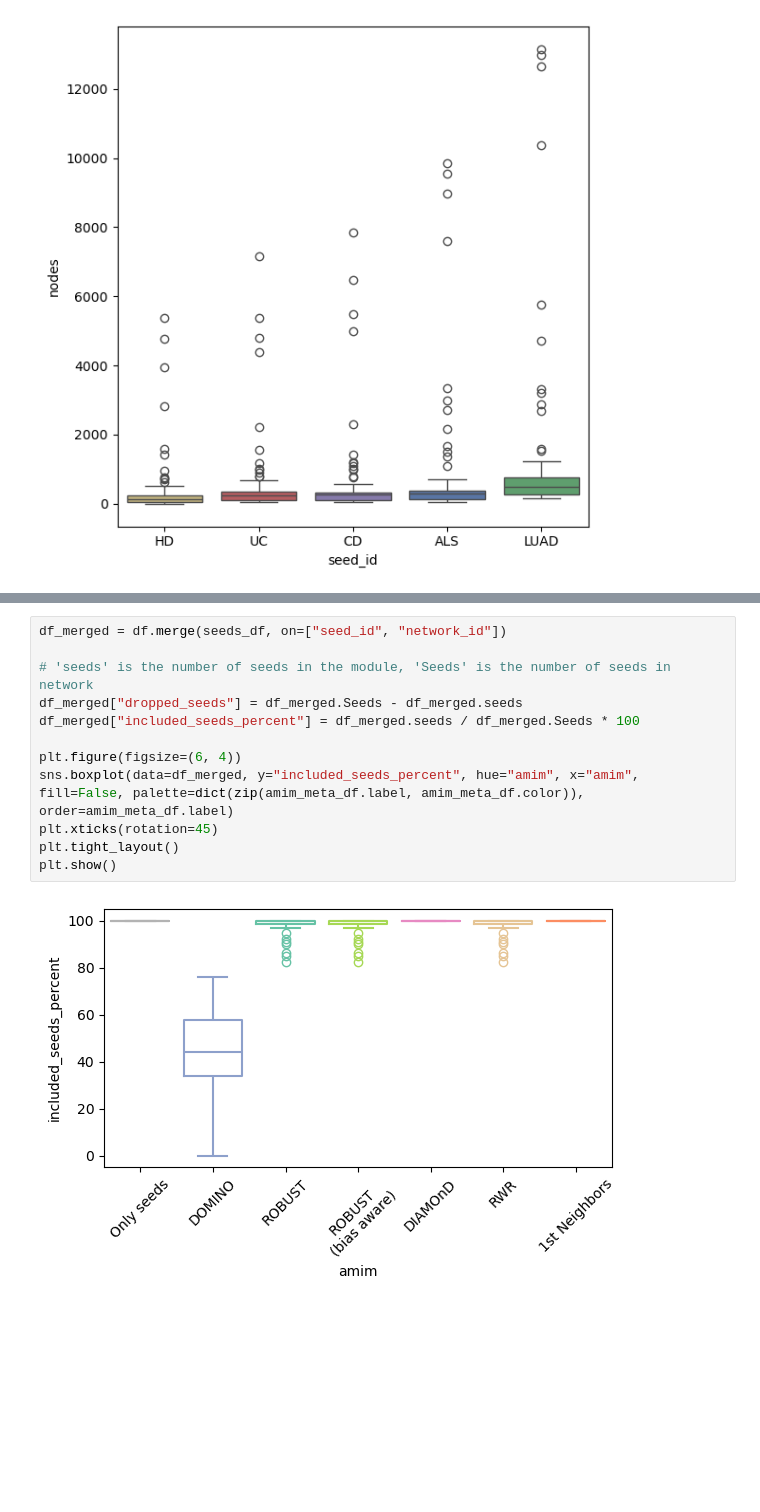
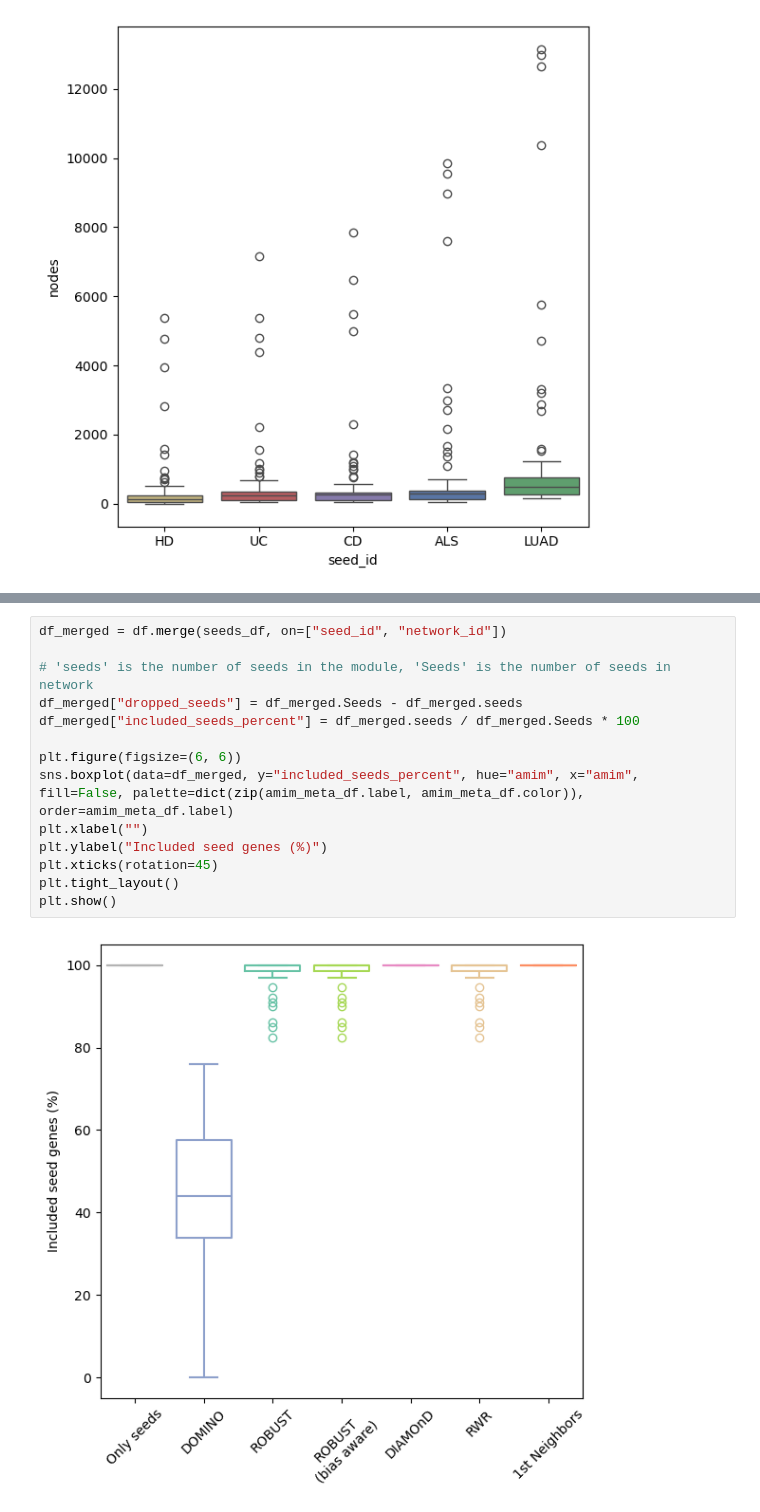
Before and after one commit to REPO4EU/modulediscovery_demonstration, a Jupyter notebook: src/04_visualize_module_topology.ipynb, the cells around one changed output, grey strips where cells are left out. Cells and saved outputs as stored; diff of their text form; blank space fills up the shorter version.

```diff
--- a/src/04_visualize_module_topology.ipynb
+++ b/src/04_visualize_module_topology.ipynb
@@ -92,14 +105,16 @@ plt.show()
 # %%
 df_merged = df.merge(seeds_df, on=["seed_id", "network_id"])
 
 # 'seeds' is the number of seeds in the module, 'Seeds' is the number of seeds in network
 df_merged["dropped_seeds"] = df_merged.Seeds - df_merged.seeds
 df_merged["included_seeds_percent"] = df_merged.seeds / df_merged.Seeds * 100
 
-plt.figure(figsize=(6, 4))
+plt.figure(figsize=(6, 6))
 sns.boxplot(data=df_merged, y="included_seeds_percent", hue="amim", x="amim", fill=False, palette=dict(zip(amim_meta_df.label, amim_meta_df.color)), order=amim_meta_df.label)
+plt.xlabel("")
+plt.ylabel("Included seed genes (%)")
 plt.xticks(rotation=45)
 plt.tight_layout()
 plt.show()
 # %% [output]
-[figure, old version]
+[figure, new version]
```
Also changed, not shown: parts of 6 cells of this notebook, 3 other files.
